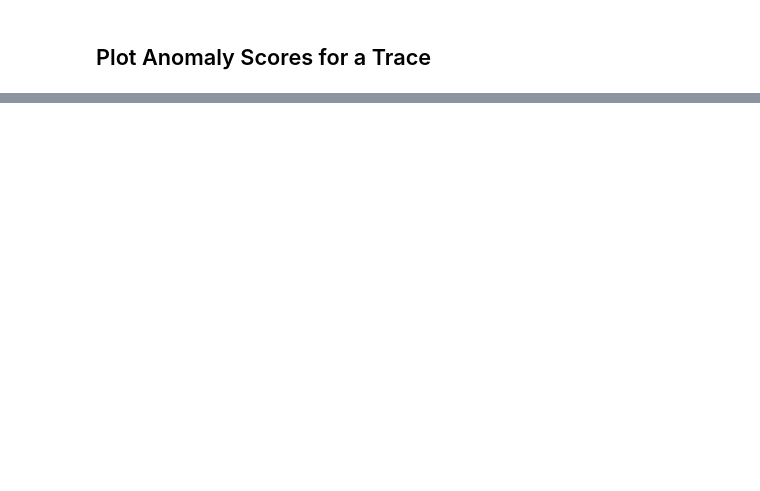
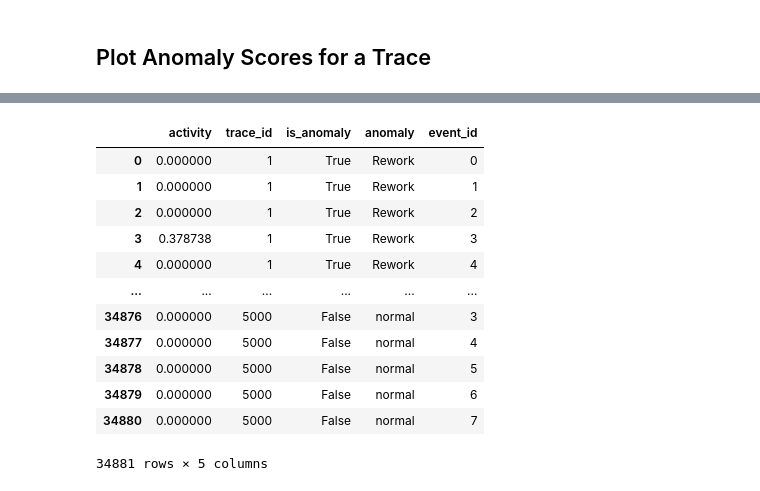
Before and after one commit to wr0om/dapnn, a Jupyter notebook: 03_anomaly.ipynb, the cells around one changed output, grey strips where cells are left out. Cells and saved outputs as stored; diff of their text form; code cells hidden in the pictures; blank space fills up the shorter version.

```diff
--- a/03_anomaly.ipynb
+++ b/03_anomaly.ipynb
@@ -748,3 +741,19 @@ score_df.groupby(['trace_id']).size().drop_duplicates().sort_values()
+# %%
+score_df
+# %% [output]
+|  | activity | trace_id | is_anomaly | anomaly | event_id |
+| 0 | 0.000000 | 1 | True | Rework | 0 |
+| 1 | 0.000000 | 1 | True | Rework | 1 |
+| 2 | 0.000000 | 1 | True | Rework | 2 |
+| 3 | 0.378738 | 1 | True | Rework | 3 |
+| 4 | 0.000000 | 1 | True | Rework | 4 |
+| ... | ... | ... | ... | ... | ... |
+| 34876 | 0.000000 | 5000 | False | normal | 3 |
+| 34877 | 0.000000 | 5000 | False | normal | 4 |
+| 34878 | 0.000000 | 5000 | False | normal | 5 |
+| 34879 | 0.000000 | 5000 | False | normal | 6 |
+| 34880 | 0.000000 | 5000 | False | normal | 7 |
+34881 rows × 5 columns
 # %%
 score_df['event_id']=score_df.groupby('trace_id').cumcount()
 
```
Also changed, not shown: parts of 37 cells of this notebook, 4 other files.
